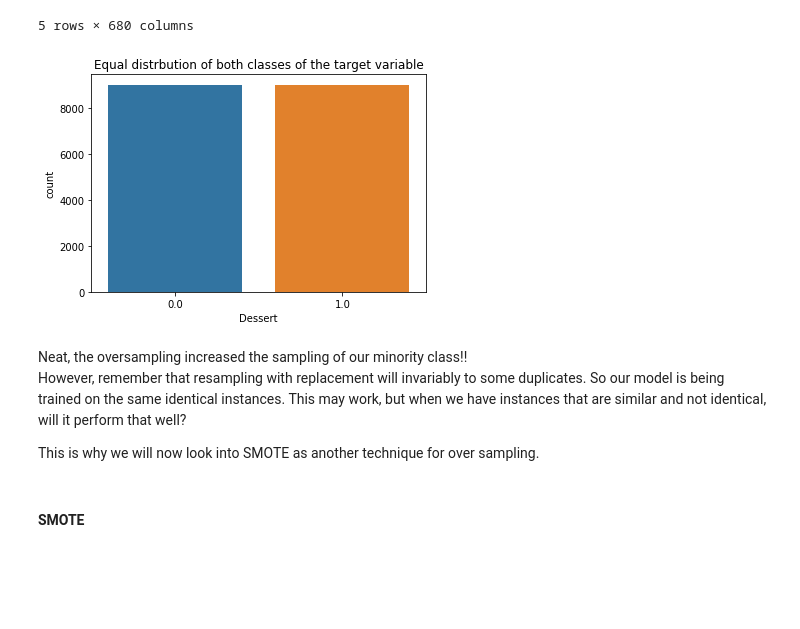
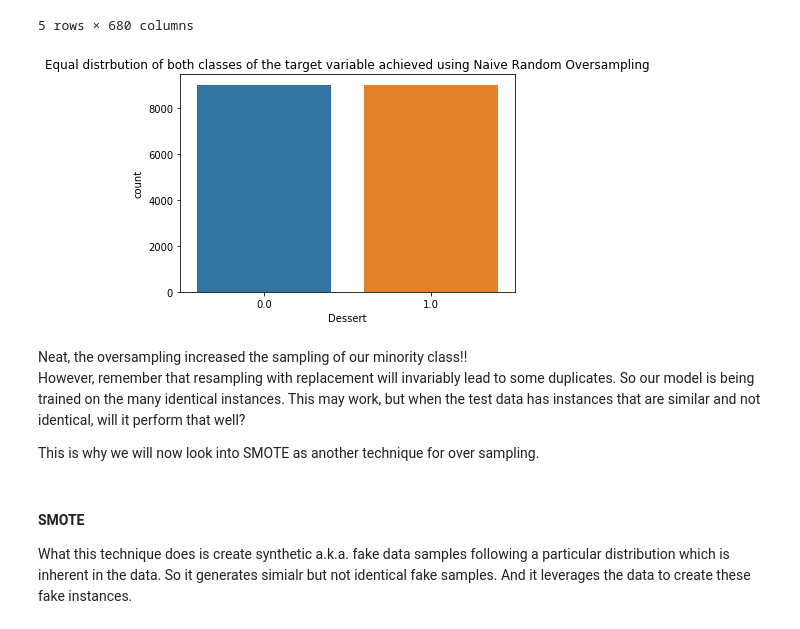
Before and after one commit to shwetapurushe/data-science-world, a Jupyter notebook: Projects/Recipes/Recipes_regression.ipynb, the cells around one changed output. Saved outputs shown, nothing was run; the diff lists cells and outputs as text; code cells hidden in the pictures; blank space fills up the shorter version.

Commit message:
completed SMOTE for balancing data

```diff
--- a/Projects/Recipes/Recipes_regression.ipynb
+++ b/Projects/Recipes/Recipes_regression.ipynb
@@ -294,7 +294,7 @@ This is the most naive strategy where we create new samples by simply using copi
 from imblearn.over_sampling import RandomOverSampler
 # %%
 r_osampler = RandomOverSampler(random_state = 0, sampling_strategy='minority')
-X_over , y_over = r_osampler.fit_sample(train_X, train_y)
+X_over , y_over = r_osampler.fit_resample(train_X, train_y)
 # %%
 X_over = pd.DataFrame(X_over, columns = train_X.columns)
 X_over.head()
@@ -309,15 +309,16 @@ X_over.head()
 5 rows × 680 columns
 # %%
 sns.countplot(x = pd.Series(y_over))
-plt.title('Equal distrbution of both classes of the target variable')
+plt.title('Equal distrbution of both classes of the target variable achieved using Naive Random Oversampling')
 plt.xlabel('Dessert')
 plt.show()
 # %% [output]
-[figure, old version]
+[figure, new version]
 # %% [markdown]
 Neat, the oversampling increased the sampling of our minority class!!
-However, remember that resampling with replacement will invariably to some duplicates. So our model is being trained on the same identical instances.  This may work, but when we have instances that are similar and not identical, will it perform that well?
+However, remember that resampling with replacement will invariably lead to some duplicates. So our model is being trained on the many identical instances.  This may work, but when the test data has instances that are similar and not identical, will it perform that well?
 
 This is why we will now look into SMOTE as another technique for over sampling.
-# %% [markdown]
-#### SMOTE
+# %% [markdown]
+#### SMOTE
+What this technique does is create synthetic a.k.a. fake data samples following a particular distribution which is inherent in the data. So it generates simialr but not identical fake samples. And it leverages the data to create these fake instances.
```
Also changed, not shown: parts of 8 cells of this notebook.
